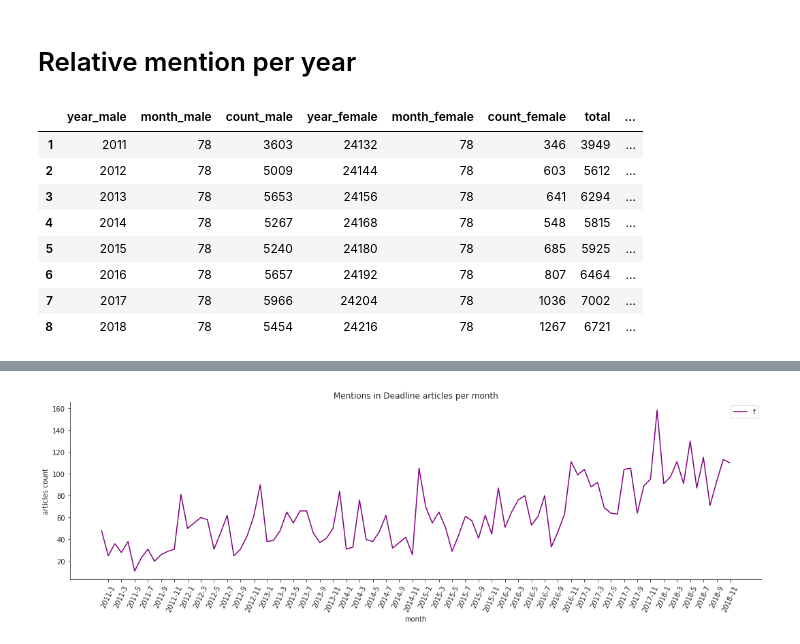
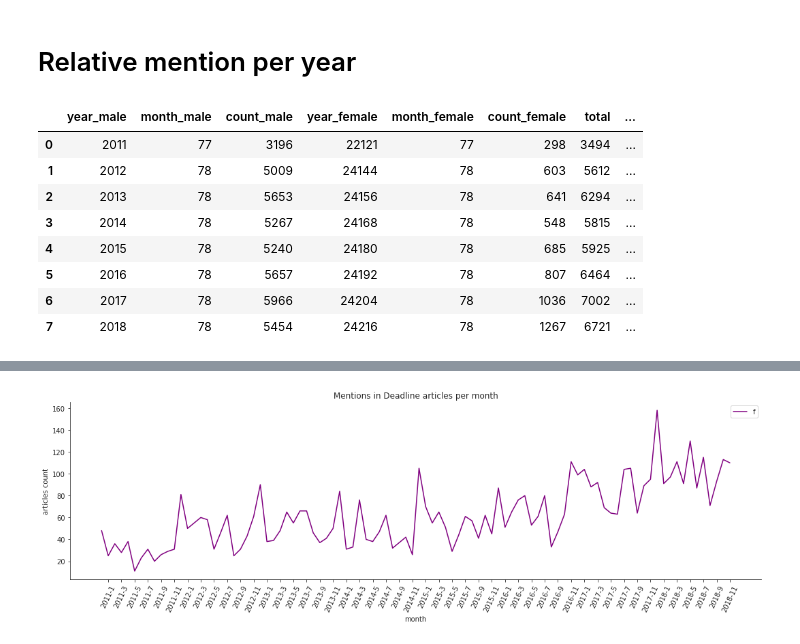
Before and after one commit to GimmeDanger/cinema-studies, a Jupyter notebook: processing_scripts/3-data-visualization/data_visualization.ipynb, the cells around one changed output, grey strips where cells are left out. Drawn from its saved outputs; the diff is of its cells as text; code cells hidden in the pictures.

```diff
--- a/processing_scripts/3-data-visualization/data_visualization.ipynb
+++ b/processing_scripts/3-data-visualization/data_visualization.ipynb
@@ -96,16 +96,33 @@ plt.show()
 [figure]
 # %% [markdown]
 # Relative mention per year
+# %%
+month = {
+    1:'январь',
+    2:'февраль',
+    3:'март',
+    4:'апрель',
+    5:'май',
+    6:'июнь',
+    7:'июль',
+    8:'август',
+    9:'сентябрь',
+    10:'октябрь',
+    11:'ноябрь',
+    12:'декабрь',
+}
 # %%
 female_deadline_month = pd.read_csv(f'{path_rel_mentions}/female_mentions_per_month_deadline_{date}.txt', sep = ' ', header = None, names = ['year', 'month', 'count'])
 female_deadline_month['date'] = female_deadline_month.apply(lambda x: datetime.date(year=int(x[0]), month=int(x[1]), day=1), axis =1)
 female_deadline_month = female_deadline_month.sort_values(by='date')
-female_deadline_month['date'] = female_deadline_month['date'].apply(lambda x: str(x.year)+'-'+str(x.month))
+female_deadline_month = female_deadline_month.loc[female_deadline_month['date'] > datetime.date(year=2011,month=1,day=1)]
+female_deadline_month['date'] = female_deadline_month['date'].apply(lambda x: month[x.month]+'\n'+str(x.year))
 
 male_deadline_month = pd.read_csv(f'{path_rel_mentions}/male_mentions_per_month_deadline_{date}.txt', sep = ' ', header = None, names = ['year', 'month', 'count'])
 male_deadline_month['date'] = male_deadline_month.apply(lambda x: datetime.date(year=int(x[0]), month=int(x[1]), day=1), axis =1)
 male_deadline_month = male_deadline_month.sort_values(by='date')
-male_deadline_month['date'] = male_deadline_month['date'].apply(lambda x: str(x.year)+'-'+str(x.month))
+male_deadline_month = male_deadline_month.loc[male_deadline_month['date'] > datetime.date(year=2011,month=1,day=1)]
+male_deadline_month['date'] = male_deadline_month['date'].apply(lambda x: month[x.month]+'\n'+str(x.year))
 
 deadline_month = male_deadline_month.merge(female_deadline_month, on = 'date', suffixes = ('_male', '_female'))
 deadline_month['total'] = deadline_month.apply(lambda x: x[2] + x[-1], axis = 1)
@@ -113,12 +130,14 @@ deadline_month['total'] = deadline_month.apply(lambda x: x[2] + x[-1], axis = 1)
 female_hwr_month = pd.read_csv(f'{path_rel_mentions}/female_mentions_per_month_hollywood_reporter_{date}.txt', sep=' ', header = None, names = ['year', 'month', 'count'])
 female_hwr_month['date'] = female_hwr_month.apply(lambda x: datetime.date(year=int(x[0]), month=int(x[1]), day=1), axis =1)
 female_hwr_month = female_hwr_month.sort_values(by='date')
-female_hwr_month['date'] = female_hwr_month['date'].apply(lambda x: str(x.year)+'-'+str(x.month))
+female_hwr_month = female_hwr_month.loc[female_hwr_month['date'] > datetime.date(year=2011,month=1,day=1)]
+female_hwr_month['date'] = female_hwr_month['date'].apply(lambda x: month[x.month]+'\n'+str(x.year))
 
 male_hwr_month = pd.read_csv(f'{path_rel_mentions}/male_mentions_per_month_hollywood_reporter_{date}.txt', sep=' ', header = None, names = ['year', 'month', 'count'])
 male_hwr_month['date'] = male_hwr_month.apply(lambda x: datetime.date(year=int(x[0]), month=int(x[1]), day=1), axis =1)
 male_hwr_month = male_hwr_month.sort_values(by='date')
-male_hwr_month['date'] = male_hwr_month['date'].apply(lambda x: str(x.year)+'-'+str(x.month))
+male_hwr_month = male_hwr_month.loc[male_hwr_month['date'] > datetime.date(year=2011,month=1,day=1)]
+male_hwr_month['date'] = male_hwr_month['date'].apply(lambda x: month[x.month]+'\n'+str(x.year))
 
 hwr_month = male_hwr_month.merge(female_hwr_month, on = 'date', suffixes = ('_male', '_female'))
 hwr_month['total'] = hwr_month.apply(lambda x: x[2] + x[-1], axis = 1)
@@ -126,39 +145,41 @@ hwr_month['total'] = hwr_month.apply(lambda x: x[2] + x[-1], axis = 1)
 female_variety_month = pd.read_csv(f'{path_rel_mentions}/female_mentions_per_month_variety_{date}.txt', sep=' ', header = None, names = ['year', 'month', 'count'])
 female_variety_month['date'] = female_variety_month.apply(lambda x: datetime.date(year=int(x[0]), month=int(x[1]), day=1), axis =1)
 female_variety_month = female_variety_month.sort_values(by='date')
-female_variety_month['date'] = female_variety_month['date'].apply(lambda x: str(x.year)+'-'+str(x.month))
+female_variety_month = female_variety_month.loc[female_variety_month['date'] > datetime.date(year=2011,month=1,day=1)]
+female_variety_month['date'] = female_variety_month['date'].apply(lambda x: month[x.month]+'\n'+str(x.year))
 
 male_variety_month = pd.read_csv(f'{path_rel_mentions}/male_mentions_per_month_variety_{date}.txt', sep=' ', header = None, names = ['year', 'month', 'count'])
 male_variety_month['date'] = male_variety_month.apply(lambda x: datetime.date(year=int(x[0]), month=int(x[1]), day=1), axis =1)
 male_variety_month = male_variety_month.sort_values(by='date')
-male_variety_month['date'] = male_variety_month['date'].apply(lambda x: str(x.year)+'-'+str(x.month))
+male_variety_month = male_variety_month.loc[male_variety_month['date'] > datetime.date(year=2011,month=1,day=1)]
+male_variety_month['date'] = male_variety_month['date'].apply(lambda x: month[x.month]+'\n'+str(x.year))
 
 variety_month = male_variety_month.merge(female_variety_month, on = 'date', suffixes = ('_male', '_female'))
 variety_month['total'] = variety_month.apply(lambda x: x[2] + x[-1], axis = 1)
 # %%
-deadline_year = deadline_month.groupby(['year_male'], as_index=False).sum()[1:] #from 2011
-hwr_year = hwr_month.groupby(['year_male'], as_index=False).sum()[3:] #from 2011
-variety_year = variety_month.groupby(['year_male'], as_index=False).sum()[3:] #from 2011
+deadline_year = deadline_month.groupby(['year_male'], as_index=False).sum() #from 2011
+hwr_year = hwr_month.groupby(['year_male'], as_index=False).sum() #from 2011
+variety_year = variety_month.groupby(['year_male'], as_index=False).sum() #from 2011
 
 deadline_year['fem_year_relative'] = deadline_year.apply(lambda x: x[5]/x[6], axis = 1)
 deadline_year['male_year_relative'] = deadline_year.apply(lambda x: x[2]/x[6], axis = 1)
 
 variety_year['fem_year_relative'] = variety_year.apply(lambda x: x[5]/x[6], axis = 1)
 variety_year['male_year_relative'] = variety_year.apply(lambda x: x[2]/x[6], axis = 1)
 
 hwr_year['fem_year_relative'] = hwr_year.apply(lambda x: x[5]/x[6], axis = 1)
 hwr_year['male_year_relative'] = hwr_year.apply(lambda x: x[2]/x[6], axis = 1)
 
 deadline_year
 #variety_year
 #hwr_year
 # %% [output]
 |  | year_male | month_male | count_male | year_female | month_female | count_female | total | ... |
-| 1 | 2011 | 78 | 3603 | 24132 | 78 | 346 | 3949 | ... |
-| 2 | 2012 | 78 | 5009 | 24144 | 78 | 603 | 5612 | ... |
-| 3 | 2013 | 78 | 5653 | 24156 | 78 | 641 | 6294 | ... |
-| 4 | 2014 | 78 | 5267 | 24168 | 78 | 548 | 5815 | ... |
-| 5 | 2015 | 78 | 5240 | 24180 | 78 | 685 | 5925 | ... |
-| 6 | 2016 | 78 | 5657 | 24192 | 78 | 807 | 6464 | ... |
-| 7 | 2017 | 78 | 5966 | 24204 | 78 | 1036 | 7002 | ... |
-| 8 | 2018 | 78 | 5454 | 24216 | 78 | 1267 | 6721 | ... |
+| 0 | 2011 | 77 | 3196 | 22121 | 77 | 298 | 3494 | ... |
+| 1 | 2012 | 78 | 5009 | 24144 | 78 | 603 | 5612 | ... |
+| 2 | 2013 | 78 | 5653 | 24156 | 78 | 641 | 6294 | ... |
+| 3 | 2014 | 78 | 5267 | 24168 | 78 | 548 | 5815 | ... |
+| 4 | 2015 | 78 | 5240 | 24180 | 78 | 685 | 5925 | ... |
+| 5 | 2016 | 78 | 5657 | 24192 | 78 | 807 | 6464 | ... |
+| 6 | 2017 | 78 | 5966 | 24204 | 78 | 1036 | 7002 | ... |
+| 7 | 2018 | 78 | 5454 | 24216 | 78 | 1267 | 6721 | ... |
```
Also changed, not shown: parts of 20 cells of this notebook, 13 other files.
